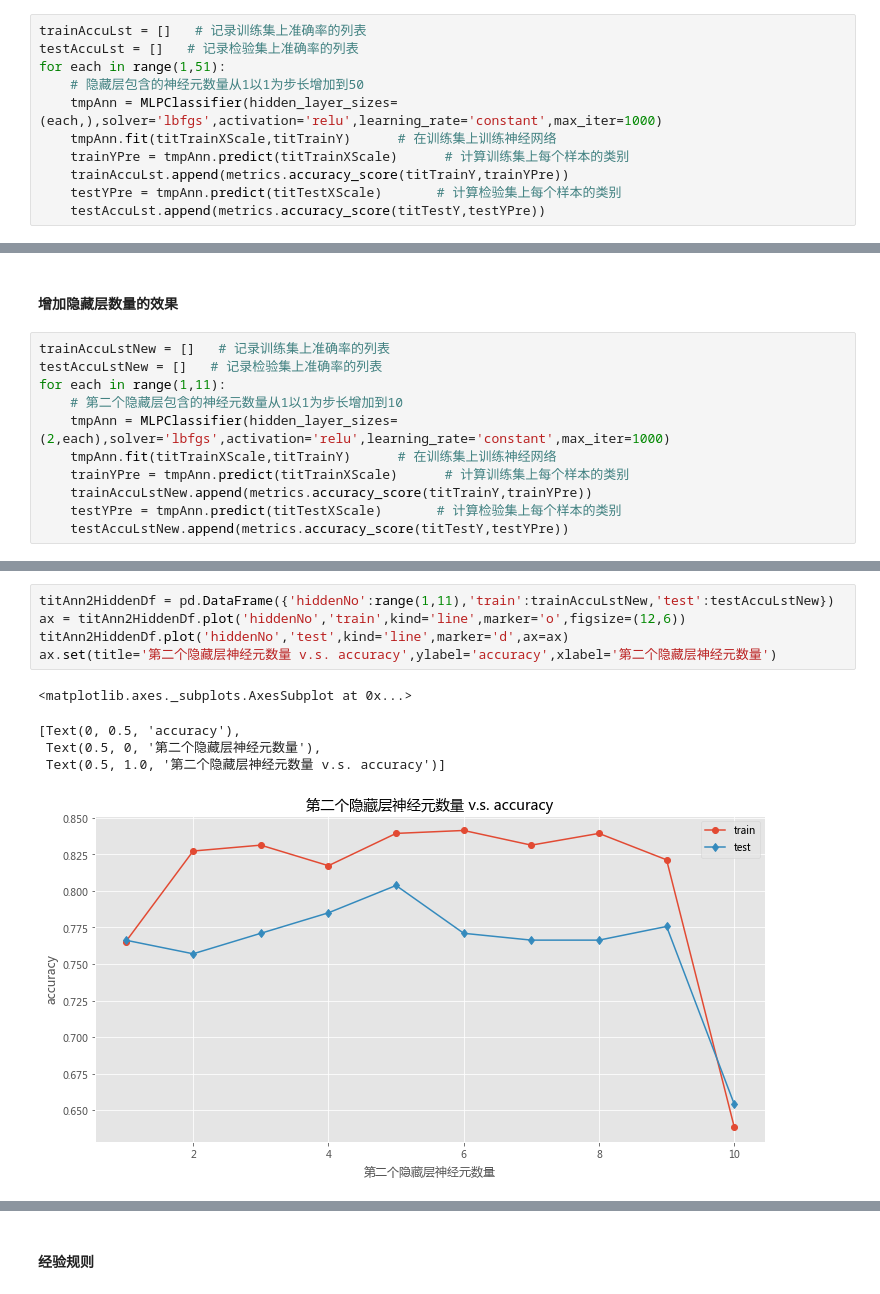
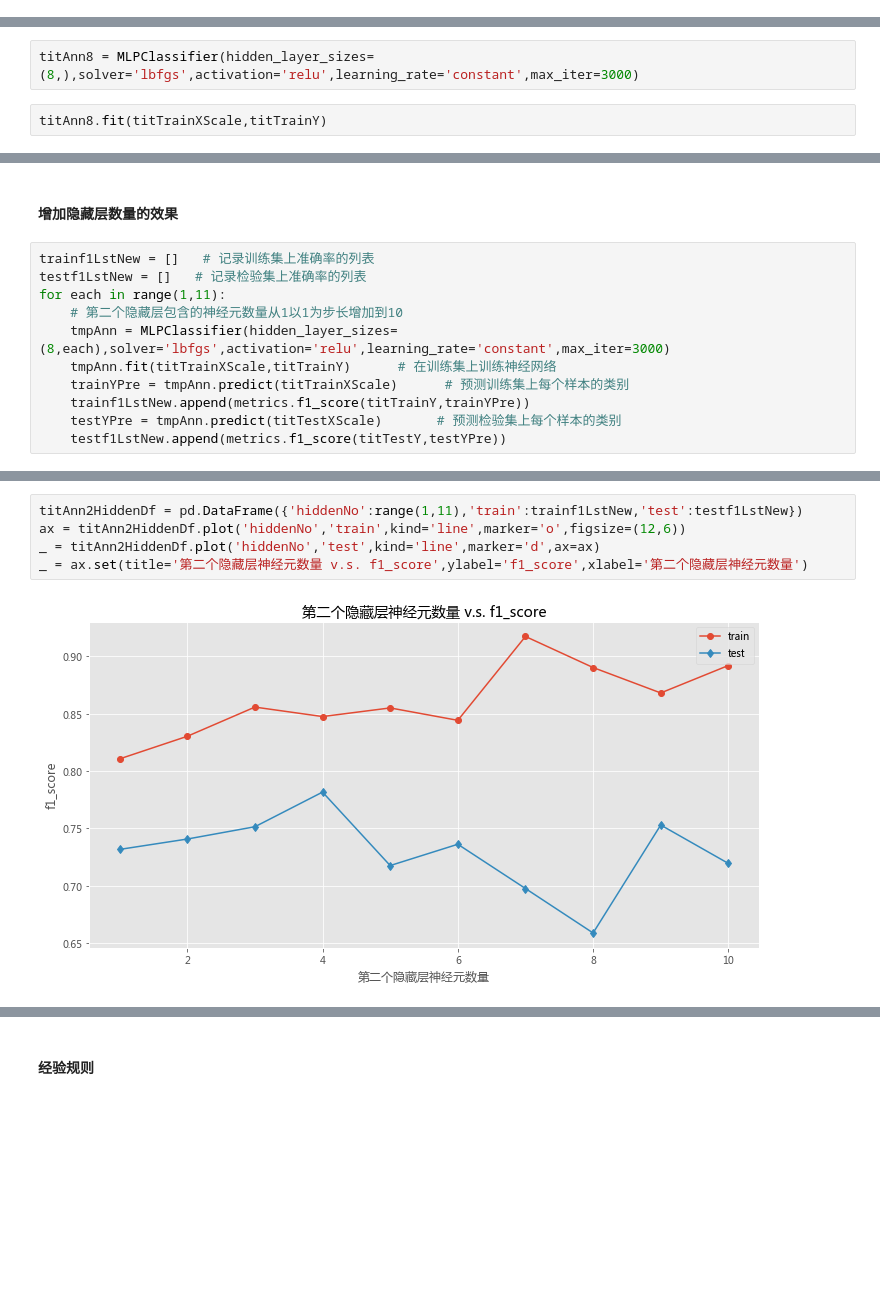
Before and after one commit to christinemu/biz-mining, a Jupyter notebook: ANN.ipynb, the cells around one changed output, grey strips where cells are left out. Drawn from its saved outputs; the diff is of its cells as text; blank space fills up the shorter version.

```diff
--- a/ANN.ipynb
+++ b/ANN.ipynb
@@ -659,11 +745,0 @@ titTestXScale = titScaler.transform(titTestX)
-# %%
-trainAccuLst = []   # 记录训练集上准确率的列表
-testAccuLst = []   # 记录检验集上准确率的列表
-for each in range(1,51):
-    # 隐藏层包含的神经元数量从1以1为步长增加到50
-    tmpAnn = MLPClassifier(hidden_layer_sizes=(each,),solver='lbfgs',activation='relu',learning_rate='constant',max_iter=1000)
-    tmpAnn.fit(titTrainXScale,titTrainY)      # 在训练集上训练神经网络
-    trainYPre = tmpAnn.predict(titTrainXScale)      # 计算训练集上每个样本的类别
-    trainAccuLst.append(metrics.accuracy_score(titTrainY,trainYPre))
-    testYPre = tmpAnn.predict(titTestXScale)       # 计算检验集上每个样本的类别
-    testAccuLst.append(metrics.accuracy_score(titTestY,testYPre))
@@ -782,0 +746,4 @@ Name: 1, dtype: float64
+# %%
+titAnn8 = MLPClassifier(hidden_layer_sizes=(8,),solver='lbfgs',activation='relu',learning_rate='constant',max_iter=3000)
+# %%
+titAnn8.fit(titTrainXScale,titTrainY)
@@ -783,14 +764,14 @@ Name: 1, dtype: float64
 # %% [markdown]
 #### 增加隐藏层数量的效果
 # %%
-trainAccuLstNew = []   # 记录训练集上准确率的列表
-testAccuLstNew = []   # 记录检验集上准确率的列表
+trainf1LstNew = []   # 记录训练集上准确率的列表
+testf1LstNew = []   # 记录检验集上准确率的列表
 for each in range(1,11):
     # 第二个隐藏层包含的神经元数量从1以1为步长增加到10
-    tmpAnn = MLPClassifier(hidden_layer_sizes=(2,each),solver='lbfgs',activation='relu',learning_rate='constant',max_iter=1000)
+    tmpAnn = MLPClassifier(hidden_layer_sizes=(8,each),solver='lbfgs',activation='relu',learning_rate='constant',max_iter=3000)
     tmpAnn.fit(titTrainXScale,titTrainY)      # 在训练集上训练神经网络
-    trainYPre = tmpAnn.predict(titTrainXScale)      # 计算训练集上每个样本的类别
-    trainAccuLstNew.append(metrics.accuracy_score(titTrainY,trainYPre))
-    testYPre = tmpAnn.predict(titTestXScale)       # 计算检验集上每个样本的类别
-    testAccuLstNew.append(metrics.accuracy_score(titTestY,testYPre))
+    trainYPre = tmpAnn.predict(titTrainXScale)      # 预测训练集上每个样本的类别
+    trainf1LstNew.append(metrics.f1_score(titTrainY,trainYPre))
+    testYPre = tmpAnn.predict(titTestXScale)       # 预测检验集上每个样本的类别
+    testf1LstNew.append(metrics.f1_score(titTestY,testYPre))
 # %% [output]
@@ -877,12 +788,8 @@ MLPClassifier(activation='relu', alpha=0.0001, batch_size='auto', beta_1=0.9,
 # %%
-titAnn2HiddenDf = pd.DataFrame({'hiddenNo':range(1,11),'train':trainAccuLstNew,'test':testAccuLstNew})
+titAnn2HiddenDf = pd.DataFrame({'hiddenNo':range(1,11),'train':trainf1LstNew,'test':testf1LstNew})
 ax = titAnn2HiddenDf.plot('hiddenNo','train',kind='line',marker='o',figsize=(12,6))
-titAnn2HiddenDf.plot('hiddenNo','test',kind='line',marker='d',ax=ax)
-ax.set(title='第二个隐藏层神经元数量 v.s. accuracy',ylabel='accuracy',xlabel='第二个隐藏层神经元数量')
+_ = titAnn2HiddenDf.plot('hiddenNo','test',kind='line',marker='d',ax=ax)
+_ = ax.set(title='第二个隐藏层神经元数量 v.s. f1_score',ylabel='f1_score',xlabel='第二个隐藏层神经元数量')
 # %% [output]
-<matplotlib.axes._subplots.AxesSubplot at 0x...>
-[Text(0, 0.5, 'accuracy'),
- Text(0.5, 0, '第二个隐藏层神经元数量'),
- Text(0.5, 1.0, '第二个隐藏层神经元数量 v.s. accuracy')]
-[figure, old version]
+[figure, new version]
 # %%
```
Also changed, not shown: parts of 88 cells of this notebook.
